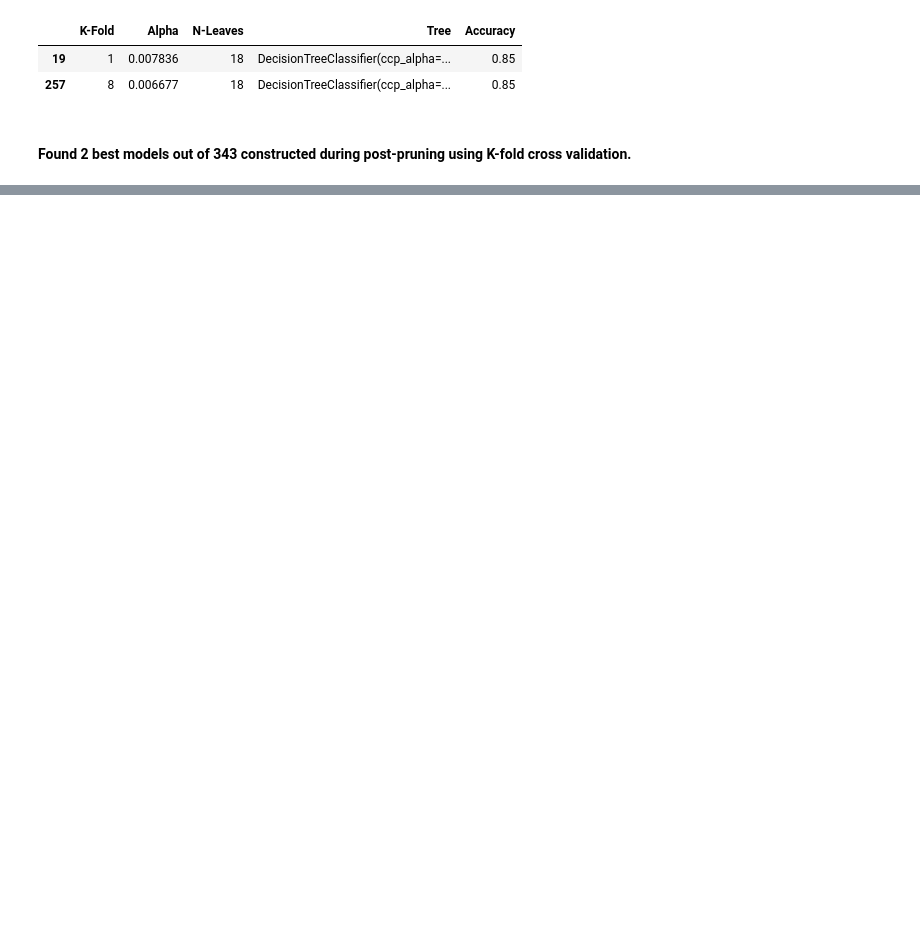
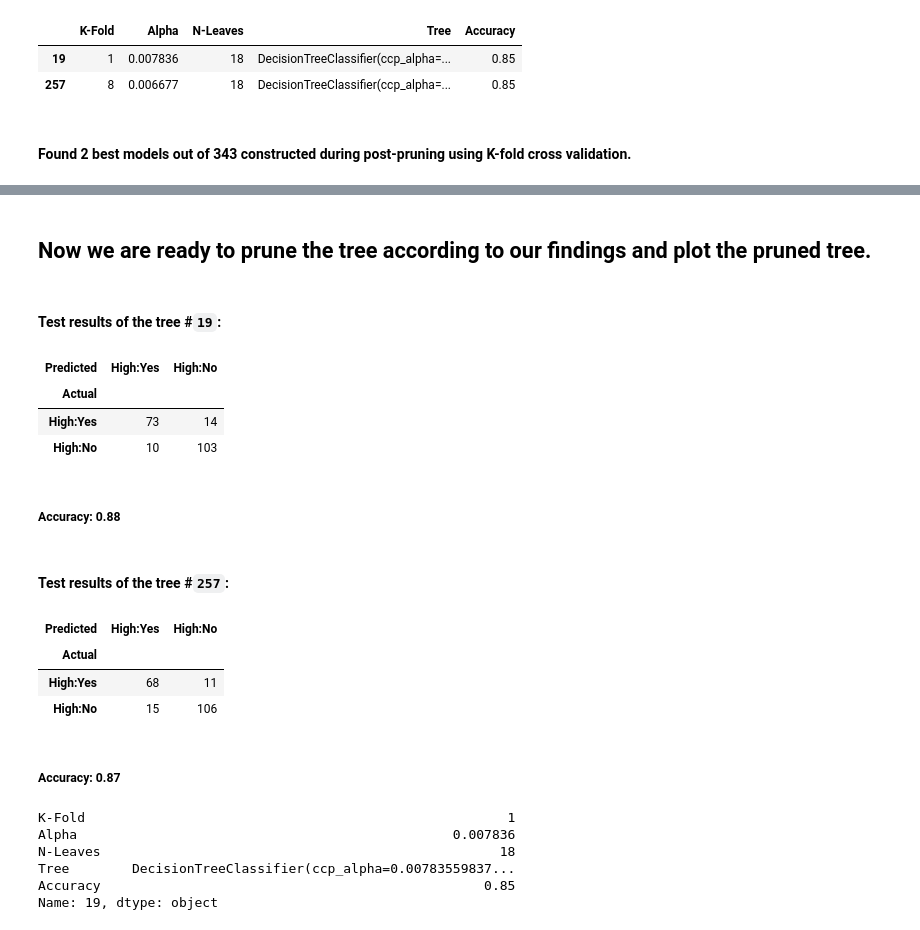
Before and after one commit to shevchenkobn/ml-practice, a Jupyter notebook: a6/a6.ipynb, the cells around one changed output, grey strips where cells are left out. Saved outputs shown, nothing was run; the diff lists cells and outputs as text; code cells hidden in the pictures; blank space fills up the shorter version.

Commit message:
A6: Finish tree classification.

```diff
--- a/a6/a6.ipynb
+++ b/a6/a6.ipynb
@@ -256,8 +256,8 @@ tree_df.drop(categorical_columns, axis=1, inplace=True)
 def split_tree_x_y(df):
     return df.drop([*high_columns, 'Sales'], axis=1), df[high_columns]
 
-def fit_tree(x_df, y_df):
-    return DecisionTreeClassifier(splitter='best', criterion='gini', random_state=random_state).fit(x_df, y_df)
+def fit_tree(x_df, y_df, **kwargs):
+    return DecisionTreeClassifier(splitter='best', criterion='gini', random_state=random_state, **kwargs).fit(x_df, y_df)
 # %%
 def print_tree(tree, x_df, y_df):
     print('Variables actually used in tree construction:', x_df.columns)
@@ -357,11 +357,11 @@ test_df = tree_df.loc[tree_df.index.difference(train_df.index)]
 x_df, y_df = split_tree_x_y(train_df)
 tree_carseats = fit_tree(x_df, y_df)
 test_x_df, test_y_df = split_tree_x_y(test_df)
+test_y = test_y_df.to_numpy()
 tree_prediction = tree_carseats.predict(test_x_df)
-ct_levels, ct_actual, ct_predicted = (to_row_hash_array(v, test_y_df.columns) for v in (test_y_df.drop_duplicates().to_numpy(), test_y_df.to_numpy(), tree_prediction.reshape((-1, 1))))
-ct_df = crosstable_df(ct_levels, ct_actual, ct_predicted)
+y_levels, ct_actual, ct_predicted = (to_row_hash_array(v, test_y_df.columns) for v in (test_y_df.drop_duplicates().to_numpy(), test_y, tree_prediction.reshape((-1, 1))))
+ct_df = crosstable_df(y_levels, ct_actual, ct_predicted)
 display(ct_df)
-print('Tree model accuracy is', accuracy(ct_df))
 print_tree(tree_carseats, test_x_df, test_y_df)
 # %% [output]
 | Predicted | High:Yes | High:No |
@@ -481,9 +480,9 @@ plot_lines(cv_results, 'Accuracy', ['N-Leaves', 'Alpha'])
 [interactive output not drawn]
 [interactive output not drawn]
 # %%
-best_results = cv_results[cv_results.apply(lambda row: 0.825 < row['Accuracy'] < 0.875 and row['N-Leaves'] < 20 and row['Alpha'] < 0.01, axis=1)].sort_values('Accuracy', ascending=False)
-display(best_results)
-display(Markdown(f'#### Found {best_results.shape[0]} best models out of {cv_results.shape[0]} constructed during post-pruning using K-fold cross validation.'))
+cv_best_results = cv_results[cv_results.apply(lambda row: 0.825 < row['Accuracy'] < 0.875 and row['N-Leaves'] < 20 and row['Alpha'] < 0.01, axis=1)].sort_values('Accuracy', ascending=False)
+display(cv_best_results)
+display(Markdown(f'#### Found {cv_best_results.shape[0]} best models out of {cv_results.shape[0]} constructed during post-pruning using K-fold cross validation.'))
 # %% [output]
 |  | K-Fold | Alpha | N-Leaves | Tree | Accuracy |
 | 19 | 1 | 0.007836 | 18 | DecisionTreeClassifier(ccp_alpha=... | 0.85 |
@@ -500,0 +497,33 @@ After applying filtering there exist 2 models (out of 343 constructed), which sa
+# %% [markdown]
+## Now we are ready to prune the tree according to our findings and plot the pruned tree.
+# %%
+for key, row in cv_best_results.iterrows():
+    display(Markdown(f'#### Test results of the tree #`{key}`:'))
+    tree = row['Tree']
+    tree_prediction = tree.predict(test_x_df)
+    ct_df = crosstable_df(y_levels, ct_actual, to_row_hash_array(tree_prediction.reshape((-1, 1)), test_y_df.columns))
+    display(ct_df)
+    display(Markdown('##### Accuracy: ' + str(accuracy(ct_df))))
+# %% [output]
+#### Test results of the tree #`19`:
+| Predicted | High:Yes | High:No |
+| Actual |  |  |
+| High:Yes | 73 | 14 |
+| High:No | 10 | 103 |
+##### Accuracy: 0.88
+#### Test results of the tree #`257`:
+| Predicted | High:Yes | High:No |
+| Actual |  |  |
+| High:Yes | 68 | 11 |
+| High:No | 15 | 106 |
+##### Accuracy: 0.87
+# %%
+cv_best_tree = cv_results.loc[19]
+cv_best_tree
+# %% [output]
+K-Fold                                                      1
+Alpha                                                0.007836
+N-Leaves                                                   18
+Tree        DecisionTreeClassifier(ccp_alpha=0.00783559837...
+Accuracy                                                 0.85
+Name: 19, dtype: object
```
Also changed, not shown: parts of 13 cells of this notebook, 2 other files.
